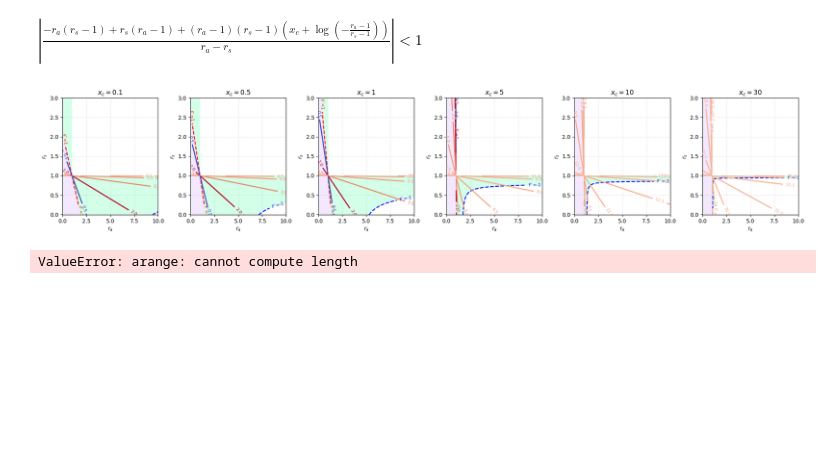
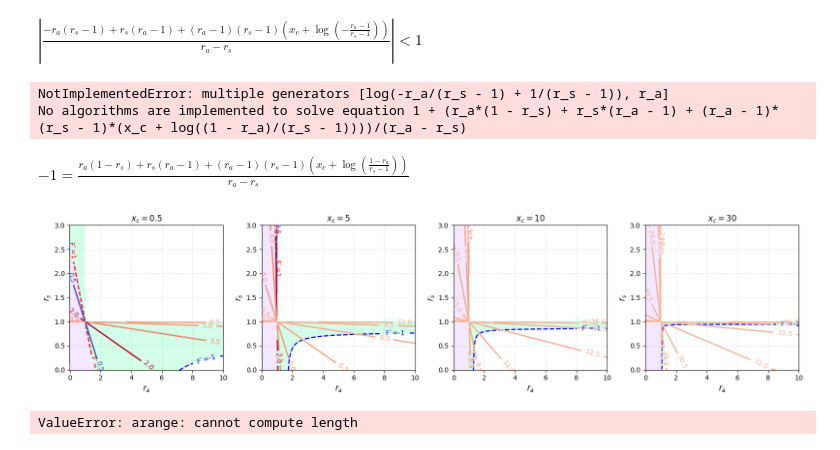
Before and after one commit to yobysheva/kursovaya, a Jupyter notebook: modify_no_m.ipynb, the cells around one changed output. Saved outputs shown, nothing was run; the diff lists cells and outputs as text; code cells hidden in the pictures; blank space fills up the shorter version.

```diff
--- a/modify_no_m.ipynb
+++ b/modify_no_m.ipynb
@@ -48,10 +59,21 @@ stability_condition = sp.Abs(dFx_stac) < 1
 stability_condition.simplify()
 # %% [output]
 $\displaystyle \left|{\frac{- r_{a} \left(r_{s} - 1\right) + r_{s} \left(r_{a} - 1\right) + \left(r_{a} - 1\right) \left(r_{s} - 1\right) \left(x_{c} + \log{\left(- \frac{r_{a} - 1}{r_{s} - 1} \right)}\right)}{r_{a} - r_{s}}}\right| < 1$
+# %%
+transcr_nz = sp.Eq(dFx_stac, -1)
+tr_point_nz = sp.solve(transcr_nz, r_a)
+tr_point_nz[0]
+# %% [output]
+NotImplementedError: multiple generators [log(-r_a/(r_s - 1) + 1/(r_s - 1)), r_a]
+No algorithms are implemented to solve equation 1 + (r_a*(1 - r_s) + r_s*(r_a - 1) + (r_a - 1)*(r_s - 1)*(x_c + log((1 - r_a)/(r_s - 1))))/(r_a - r_s)
+# %%
+# dFx_stac_minus1 = sp.simplify(dF.subs(x, solutions[1]))
+dFx_stac_minus1 = sp.Eq(-1, dFx_stac)
+sp.solve(dFx_stac_minus1, r_a)
+# dFx_stac_minus1
+# %% [output]
+$\displaystyle -1 = \frac{r_{a} \left(1 - r_{s}\right) + r_{s} \left(r_{a} - 1\right) + \left(r_{a} - 1\right) \left(r_{s} - 1\right) \left(x_{c} + \log{\left(\frac{1 - r_{a}}{r_{s} - 1} \right)}\right)}{r_{a} - r_{s}}$
 # %%
-import matplotlib.colors as mcolors
-import matplotlib.cm as cm
-
 def f(x, xc):
     return 1.0 / (1.0 + np.exp(xc - x))
 
@@ -100,7 +122,7 @@ def plot_single(ax, xc, ra_range, rs_range, n, xstar_levels):
         rg,
         fmt={0.5: "|F`|<1"},
         inline=False,
-        fontsize=8
+        fontsize=10
         )
 
     g = ax.contourf(
@@ -113,7 +135,7 @@ def plot_single(ax, xc, ra_range, rs_range, n, xstar_levels):
         g,
         fmt={0.5: "|F`|<1"},
         inline=False,
-        fontsize=8
+        fontsize=10
         )
 
 
@@ -130,7 +152,7 @@ def plot_single(ax, xc, ra_range, rs_range, n, xstar_levels):
         b,
         fmt={-1: "F`=-1"},
         inline=True,
-        fontsize=8
+        fontsize=10
         )
 
     r = ax.contour(
@@ -144,7 +166,7 @@ def plot_single(ax, xc, ra_range, rs_range, n, xstar_levels):
         r,
         fmt={1: "F`=1"},
         inline=True,
-        fontsize=8
+        fontsize=10
         )
 
     # ===== СТАЦИОНАРНЫЕ КРИВЫЕ x* =====
@@ -166,13 +188,13 @@ def plot_single(ax, xc, ra_range, rs_range, n, xstar_levels):
                     cs,
                     fmt={lvl: rf"{lvl}"},
                     inline=True,
-                    fontsize=8
+                    fontsize=10
                 )
 
 
-    ax.set_title(rf"$x_c = {xc}$")
-    ax.set_xlabel(r"$r_a$")
-    ax.set_ylabel(r"$r_s$")
+    ax.set_title(rf"$x_c = {xc}$", fontsize=12)
+    ax.set_xlabel(r"$r_a$", fontsize=12)
+    ax.set_ylabel(r"$r_s$", fontsize=12)
     ax.grid(True, linestyle=":", alpha=0.6)
 
 
@@ -183,7 +205,7 @@ def plot_stability_grid(
     n=400,
     xstar_levels=(2, 5, 10),
     ncols=3,
-    figsize=(20, 4)
+    figsize=(16, 4)
 ):
 
     nrows = int(np.ceil(len(xc_list) / ncols))
@@ -199,16 +221,16 @@ def plot_stability_grid(
     plt.tight_layout()
     plt.show()
 # %%
-xc_values = [ 0.1, 0.5, 1, 5, 10, 30]
+xc_values = [0.5, 5, 10, 30]
 plot_stability_grid(
     xc_values,
     ra_range=(-0.01, 10),
     rs_range=(-0.01, 3),
     xstar_levels=[0.5 + 1.5*i for i in range(50)],
-    ncols=6
+    ncols=4
 )
 # %% [output]
-[figure, old version]
+[figure, new version]
 # %%
 def Fun(x, r_a, r_s, xc):
     return x*(r_a*(1 - 1/(1 + np.exp(xc - x)))
```
Also changed, not shown: parts of 24 cells of this notebook, 9 other files.
